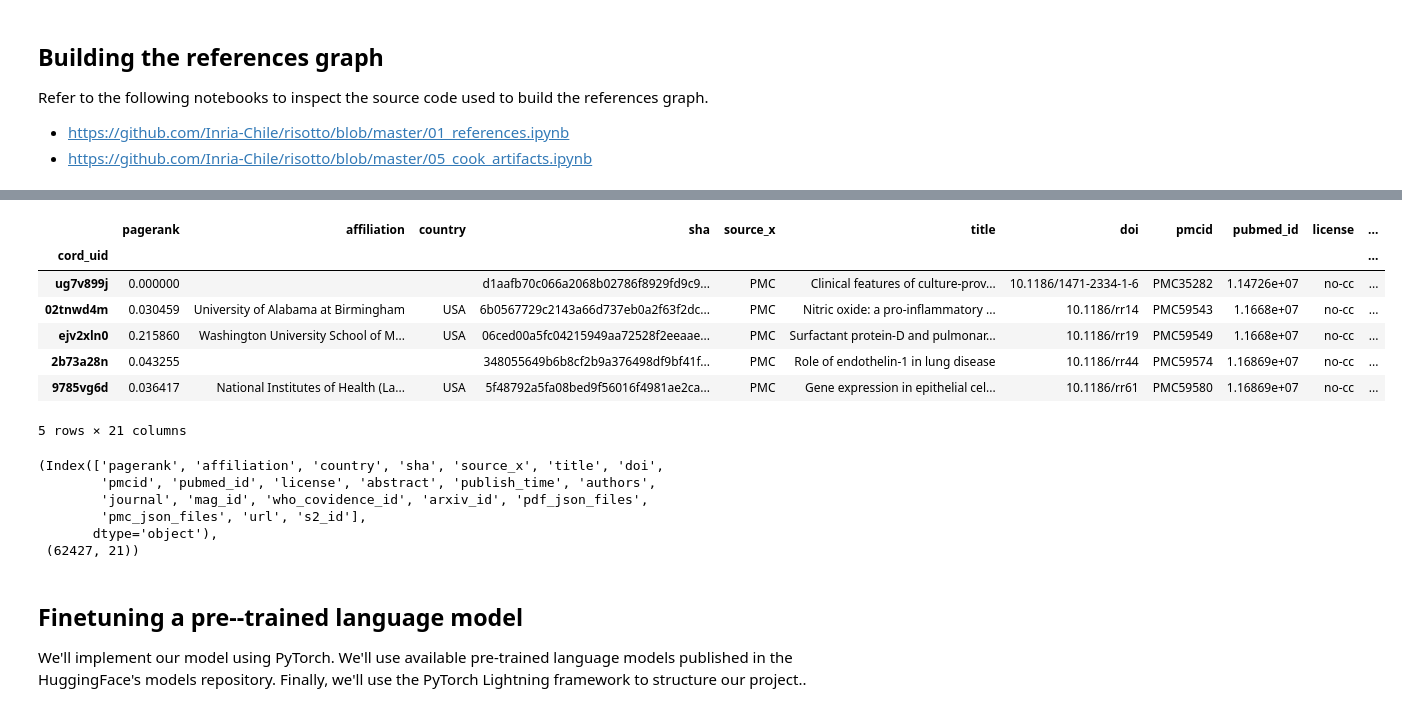
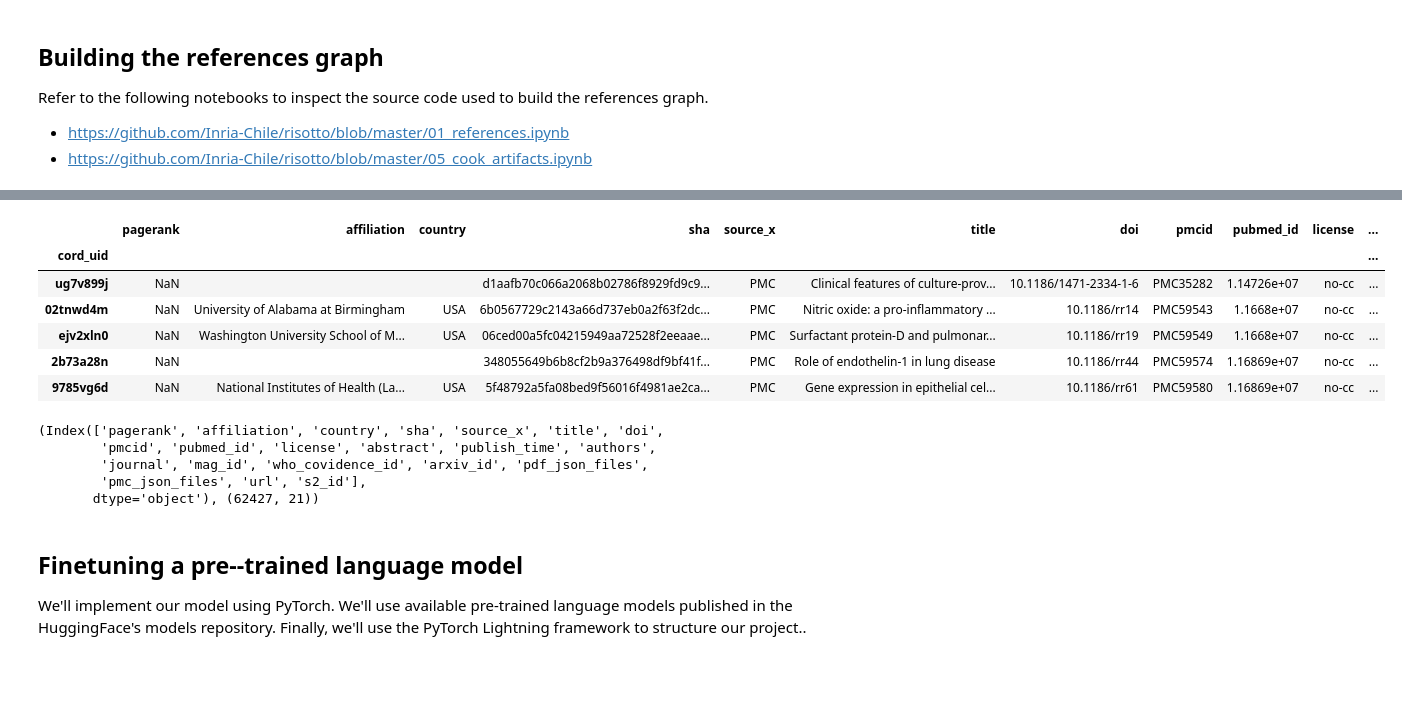
Before and after one commit to Inria-Chile/risotto, a Jupyter notebook: 09_RankingInference.ipynb, the cells around one changed output, grey strips where cells are left out. Saved outputs shown, nothing was run; the diff lists cells and outputs as text; code cells hidden in the pictures; blank space fills up the shorter version.

```diff
--- a/09_RankingInference.ipynb
+++ b/09_RankingInference.ipynb
@@ -16,38 +47,37 @@ Refer to the following notebooks to inspect the source code used to build the re
 # %%
+import pandas as pd
 import numpy as np
 
-from risotto.artifacts import load_papers_artifact
+ARTIFACTS_PATH = "/drive/My Drive/RISOTTO/artifacts/artifact.4.hdf"
 
 
 def get_papers():
-    papers = load_papers_artifact().fillna("N/A")
+    papers = pd.read_hdf(ARTIFACTS_PATH, key="papers").fillna("N/A")
     papers["pagerank"] = np.log(papers["pagerank"])
     mean_pagerank = papers["pagerank"].mean()
     std_pagerank = papers["pagerank"].std()
     papers["pagerank"] = (papers["pagerank"] - mean_pagerank) / std_pagerank
     min_pagerank = papers["pagerank"].min()
     max_pagerank = papers["pagerank"].max()
     papers["pagerank"] = (papers["pagerank"] - min_pagerank) / (max_pagerank - min_pagerank)
     return papers
 
 papers = get_papers()
 display(papers.head())
 papers.columns, papers.shape
 # %% [output]
 |  | pagerank | affiliation | country | sha | source_x | title | doi | pmcid | pubmed_id | license | ... |
 | cord_uid |  |  |  |  |  |  |  |  |  |  | ... |
-| ug7v899j | 0.000000 |  |  | d1aafb70c066a2068b02786f8929fd9c9... | PMC | Clinical features of culture-prov... | 10.1186/1471-2334-1-6 | PMC35282 | 1.14726e+07 | no-cc | ... |
-| 02tnwd4m | 0.030459 | University of Alabama at Birmingham | USA | 6b0567729c2143a66d737eb0a2f63f2dc... | PMC | Nitric oxide: a pro-inflammatory ... | 10.1186/rr14 | PMC59543 | 1.1668e+07 | no-cc | ... |
-| ejv2xln0 | 0.215860 | Washington University School of M... | USA | 06ced00a5fc04215949aa72528f2eeaae... | PMC | Surfactant protein-D and pulmonar... | 10.1186/rr19 | PMC59549 | 1.1668e+07 | no-cc | ... |
-| 2b73a28n | 0.043255 |  |  | 348055649b6b8cf2b9a376498df9bf41f... | PMC | Role of endothelin-1 in lung disease | 10.1186/rr44 | PMC59574 | 1.16869e+07 | no-cc | ... |
-| 9785vg6d | 0.036417 | National Institutes of Health (La... | USA | 5f48792a5fa08bed9f56016f4981ae2ca... | PMC | Gene expression in epithelial cel... | 10.1186/rr61 | PMC59580 | 1.16869e+07 | no-cc | ... |
+| ug7v899j | NaN |  |  | d1aafb70c066a2068b02786f8929fd9c9... | PMC | Clinical features of culture-prov... | 10.1186/1471-2334-1-6 | PMC35282 | 1.14726e+07 | no-cc | ... |
+| 02tnwd4m | NaN | University of Alabama at Birmingham | USA | 6b0567729c2143a66d737eb0a2f63f2dc... | PMC | Nitric oxide: a pro-inflammatory ... | 10.1186/rr14 | PMC59543 | 1.1668e+07 | no-cc | ... |
+| ejv2xln0 | NaN | Washington University School of M... | USA | 06ced00a5fc04215949aa72528f2eeaae... | PMC | Surfactant protein-D and pulmonar... | 10.1186/rr19 | PMC59549 | 1.1668e+07 | no-cc | ... |
+| 2b73a28n | NaN |  |  | 348055649b6b8cf2b9a376498df9bf41f... | PMC | Role of endothelin-1 in lung disease | 10.1186/rr44 | PMC59574 | 1.16869e+07 | no-cc | ... |
+| 9785vg6d | NaN | National Institutes of Health (La... | USA | 5f48792a5fa08bed9f56016f4981ae2ca... | PMC | Gene expression in epithelial cel... | 10.1186/rr61 | PMC59580 | 1.16869e+07 | no-cc | ... |
-5 rows × 21 columns
+(Index(['pagerank', 'affiliation', 'country', 'sha', 'source_x', 'title', 'doi',
+        'pmcid', 'pubmed_id', 'license', 'abstract', 'publish_time', 'authors',
+        'journal', 'mag_id', 'who_covidence_id', 'arxiv_id', 'pdf_json_files',
+        'pmc_json_files', 'url', 's2_id'],
+       dtype='object'), (62427, 21))
-(Index(['pagerank', 'affiliation', 'country', 'sha', 'source_x', 'title', 'doi',
-        'pmcid', 'pubmed_id', 'license', 'abstract', 'publish_time', 'authors',
-        'journal', 'mag_id', 'who_covidence_id', 'arxiv_id', 'pdf_json_files',
-        'pmc_json_files', 'url', 's2_id'],
-       dtype='object'),
- (62427, 21))
 # %% [markdown]
 ## Finetuning a pre--trained language model
 
```
Also changed, not shown: parts of 8 cells of this notebook.
